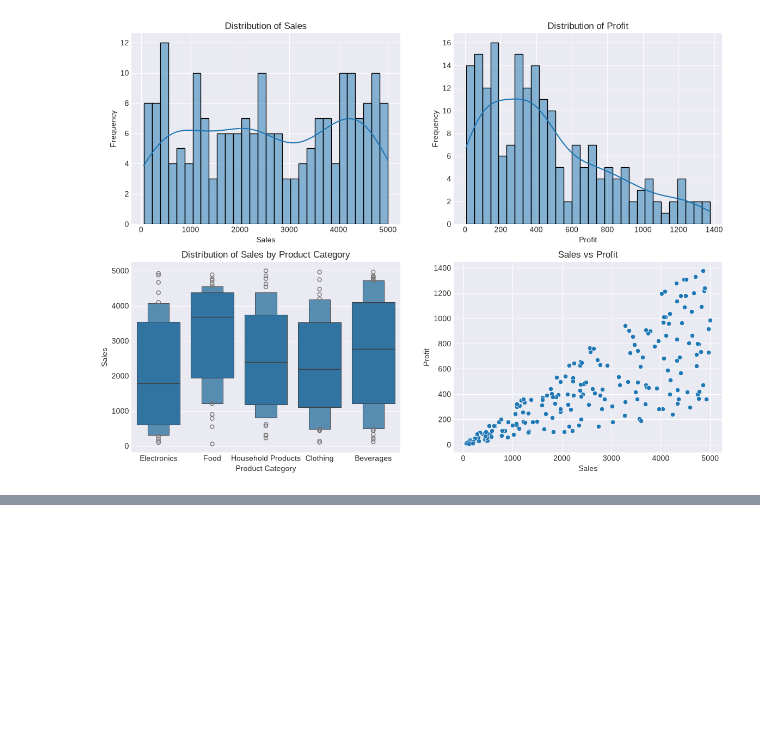
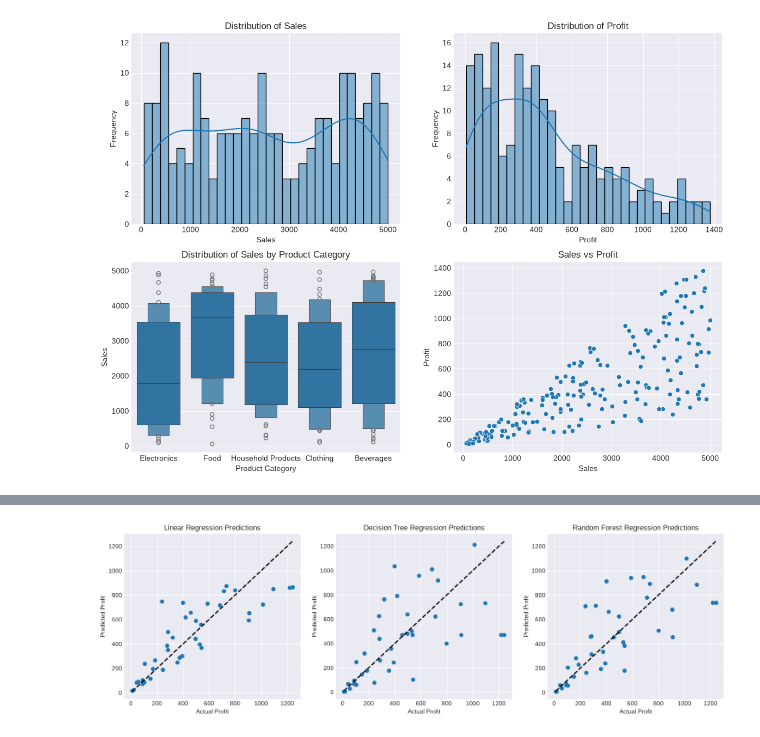
Before and after one commit to Afrah-create/RecessTerm, a Jupyter notebook: Lectures/Day11/big_data.ipynb, the cells around one changed output, grey strips where cells are left out. Drawn from its saved outputs; the diff is of its cells as text; code cells hidden in the pictures; blank space fills up the shorter version.

Commit message:
visualize

```diff
--- a/Lectures/Day11/big_data.ipynb
+++ b/Lectures/Day11/big_data.ipynb
@@ -378,7 +378,7 @@ Dropped columns: ['TransactionID']
 | 3 | 4331 | 434.57 | 3 | 4 | 0 |
 | 4 | 3283 | 340.48 | 3 | 4 | 1 |
 # %%
-X_reg = df_copy.drop('Profit', axis=1)  # Dropping the target from inputs
+X_reg = df_copy[['Sales']]  # Selecting the 'Sales' column as input
 y_reg = df_copy['Profit']                 # Target variable
 
 # Split the dataset into training and testing sets for regression
@@ -445,0 +455,14 @@ Random Forest Regression - R²: 0.5539
+# %%
+# Visualize the performance of the regression models using confusion matrix
+from sklearn.metrics import confusion_matrix
+fig, axis = plt.subplots(1, 3, figsize=(18, 5))
+for i, (model_name, model) in enumerate(regression_models.items()):
+    y_pred = model.predict(X_test_reg)
+    # For regression, we can visualize the predicted vs actual values
+    axis[i].scatter(y_test_reg, y_pred)
+    axis[i].plot([y_test_reg.min(), y_test_reg.max()], [y_test_reg.min(), y_test_reg.max()], 'k--', lw=2)
+    axis[i].set_title(f'{model_name} Predictions')
+    axis[i].set_xlabel('Actual Profit')
+    axis[i].set_ylabel('Predicted Profit')
+# %% [output]
+[figure, added]
```
Also changed, not shown: parts of 3 cells of this notebook.
